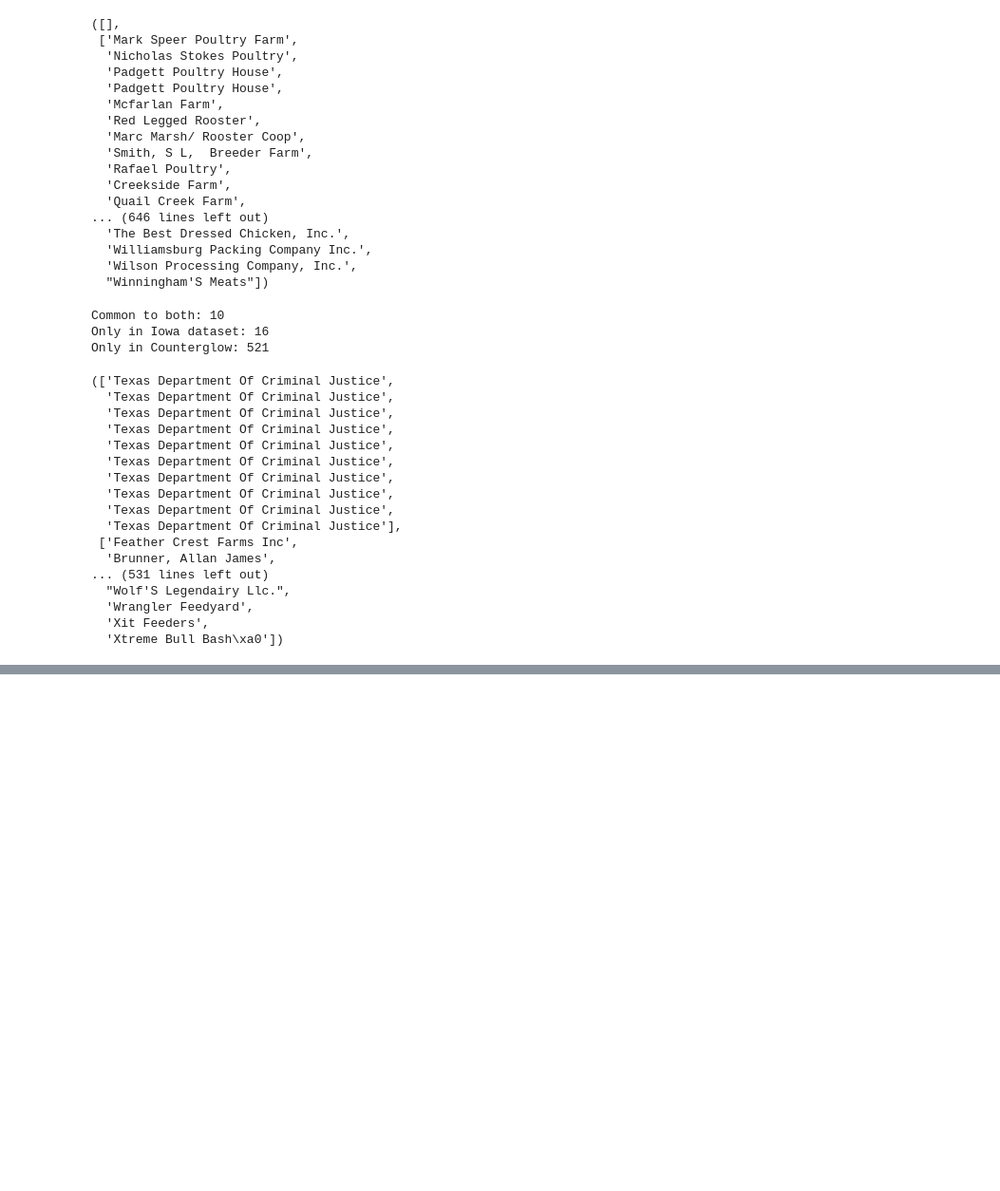
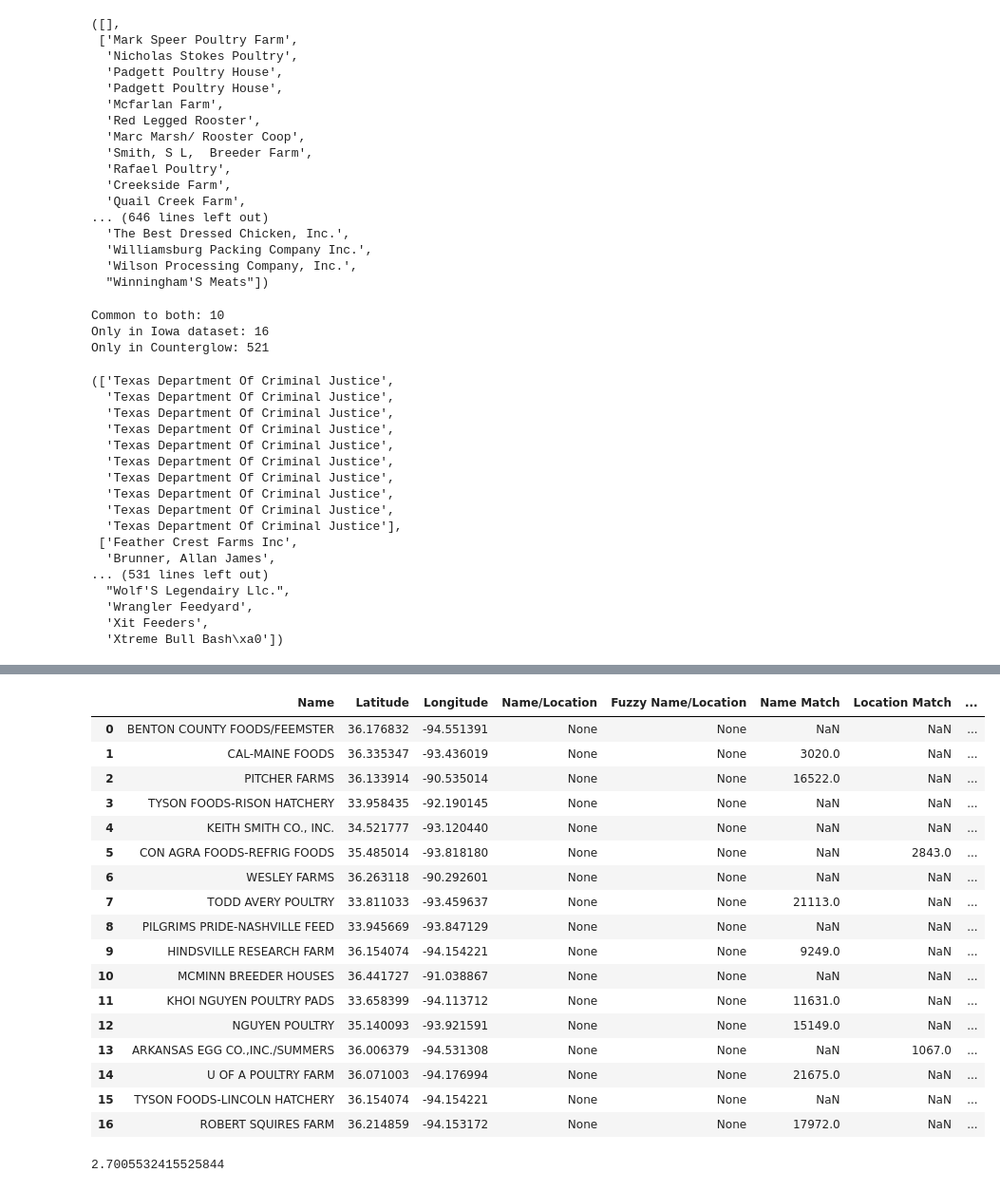
Before and after one commit to uchicago-dsi/rafi-poultry, a Jupyter notebook: notebooks/cafo_analysis.ipynb, the cells around one changed output, grey strips where cells are left out. Shown at 95% size. Drawn from its saved outputs; the diff is of its cells as text; code cells hidden in the pictures; blank space fills up the shorter version.

Commit message:
working on fuzzy string matching and location function
Former-commit-id: d822ece9455878aec85208bfd8dcba6419fbf39b

```diff
--- a/notebooks/cafo_analysis.ipynb
+++ b/notebooks/cafo_analysis.ipynb
@@ -241,0 +275,5 @@ Only in Counterglow: 521
+# %%
+southern_us = pd.read_csv("../data/Poultry CAFOs in the Southern US.csv")
+counterglow['Coord'] = counterglow[['Lat', 'Lat.1']].apply(lambda x: (x['Lat'], x['Lat.1']), axis=1)
+# %%
+counterglow['Coord'] = counterglow[['Lat', 'Lat.1']].apply(lambda x: (x['Lat'], x['Lat.1']), axis=1)
@@ -241,0 +282,18 @@ Only in Counterglow: 521
+# %%
+from math import radians, cos, sin, asin, sqrt
+
+def haversine(lon1, lat1, lon2, lat2):
+    """
+    Calculate the great circle distance in kilometers between two points
+    on the earth (specified in decimal degrees)
+    """
+    # convert decimal degrees to radians
+    lon1, lat1, lon2, lat2 = map(radians, [lon1, lat1, lon2, lat2])
+
+    # haversine formula
+    dlon = lon2 - lon1
+    dlat = lat2 - lat1
+    a = sin(dlat/2)**2 + cos(lat1) * cos(lat2) * sin(dlon/2)**2
+    c = 2 * asin(sqrt(a))
+    r = 6371 # Radius of earth in kilometers. Use 3956 for miles. Determines return value units.
+    return c * r
@@ -241,0 +347,2 @@ Only in Counterglow: 521
+# %%
+match_df = pd.DataFrame(columns=['Name','Latitude','Longitude','Name/Location','Fuzzy Name/Location','Name Match','Location Match','No Match'])
@@ -241,0 +423,37 @@ Only in Counterglow: 521
+# %%
+cafo_match(counterglow, iowa_ar)
+
+#Common to both: 7
+#Only in Iowa dataset: 10
+#Only in Counterglow: 232
+
+# 'Cal-Maine Foods',
+#  'Todd Avery Poultry',
+#  'Hindsville Research Farm',
+#  'Khoi Nguyen Poultry Pads',
+#  'Nguyen Poultry',
+#  'U Of A Poultry Farm',
+#  'Robert Squires Farm'],
+# %% [output]
+|  | Name | Latitude | Longitude | Name/Location | Fuzzy Name/Location | Name Match | Location Match | ... |
+| 0 | BENTON COUNTY FOODS/FEEMSTER | 36.176832 | -94.551391 | None | None | NaN | NaN | ... |
+| 1 | CAL-MAINE FOODS | 36.335347 | -93.436019 | None | None | 3020.0 | NaN | ... |
+| 2 | PITCHER FARMS | 36.133914 | -90.535014 | None | None | 16522.0 | NaN | ... |
+| 3 | TYSON FOODS-RISON HATCHERY | 33.958435 | -92.190145 | None | None | NaN | NaN | ... |
+| 4 | KEITH SMITH CO., INC. | 34.521777 | -93.120440 | None | None | NaN | NaN | ... |
+| 5 | CON AGRA FOODS-REFRIG FOODS | 35.485014 | -93.818180 | None | None | NaN | 2843.0 | ... |
+| 6 | WESLEY FARMS | 36.263118 | -90.292601 | None | None | NaN | NaN | ... |
+| 7 | TODD AVERY POULTRY | 33.811033 | -93.459637 | None | None | 21113.0 | NaN | ... |
+| 8 | PILGRIMS PRIDE-NASHVILLE FEED | 33.945669 | -93.847129 | None | None | NaN | NaN | ... |
+| 9 | HINDSVILLE RESEARCH FARM | 36.154074 | -94.154221 | None | None | 9249.0 | NaN | ... |
+| 10 | MCMINN BREEDER HOUSES | 36.441727 | -91.038867 | None | None | NaN | NaN | ... |
+| 11 | KHOI NGUYEN POULTRY PADS | 33.658399 | -94.113712 | None | None | 11631.0 | NaN | ... |
+| 12 | NGUYEN POULTRY | 35.140093 | -93.921591 | None | None | 15149.0 | NaN | ... |
+| 13 | ARKANSAS EGG CO.,INC./SUMMERS | 36.006379 | -94.531308 | None | None | NaN | 1067.0 | ... |
+| 14 | U OF A POULTRY FARM | 36.071003 | -94.176994 | None | None | 21675.0 | NaN | ... |
+| 15 | TYSON FOODS-LINCOLN HATCHERY | 36.154074 | -94.154221 | None | None | NaN | NaN | ... |
+| 16 | ROBERT SQUIRES FARM | 36.214859 | -94.153172 | None | None | 17972.0 | NaN | ... |
+# %%
+haversine(-94.185242, 36.094357, -94.176994, 36.071003)
+# %% [output]
+2.7005532415525844
```
Also changed, not shown: parts of 14 cells of this notebook.
